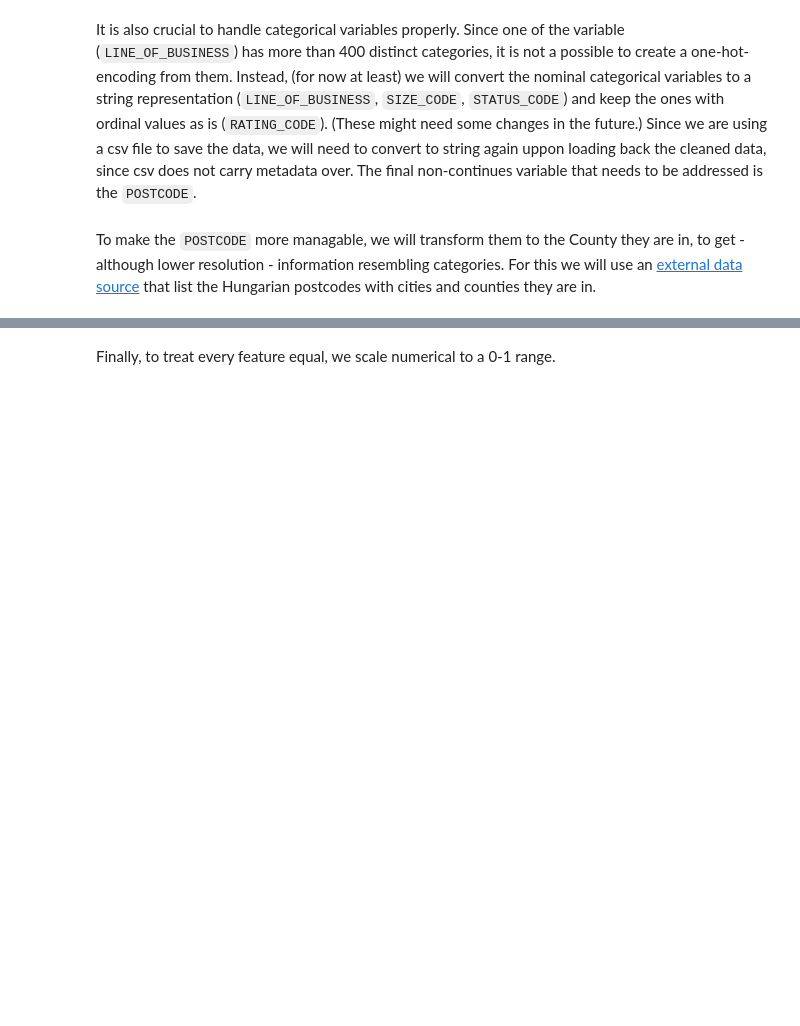
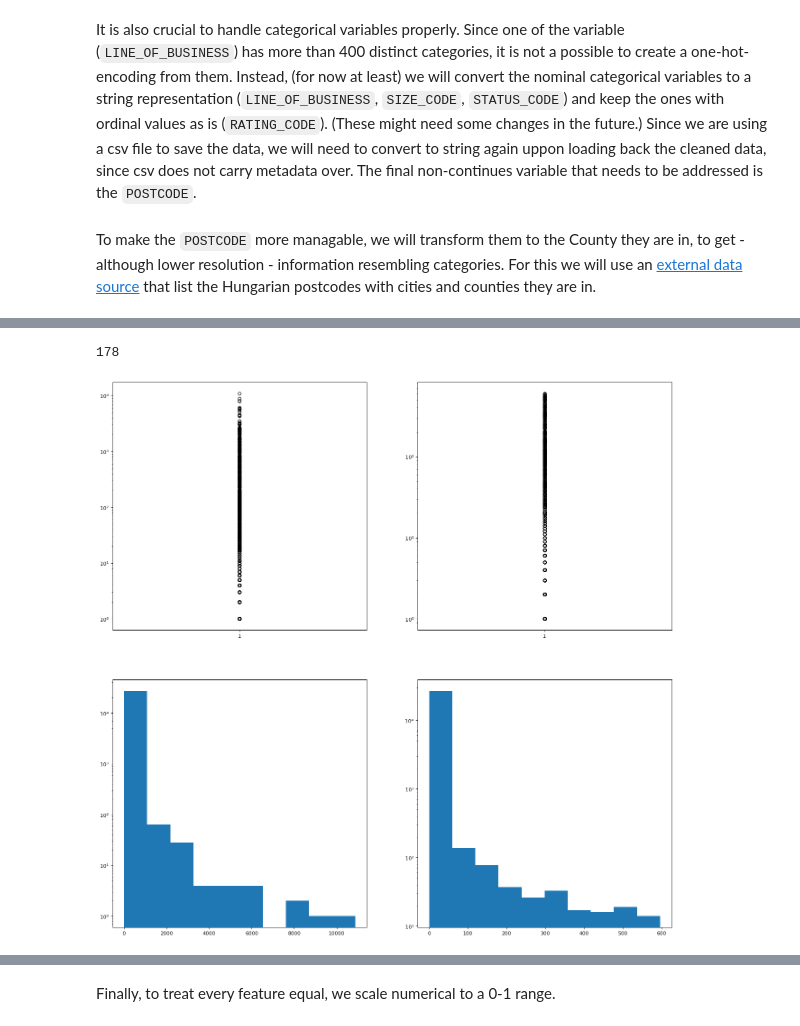
Before and after one commit to BenjaminBaffy/DataScienceLab, a Jupyter notebook: notebooks/cleaning.ipynb, the cells around one changed output, grey strips where cells are left out. Cells and saved outputs as stored; diff of their text form; code cells hidden in the pictures; blank space fills up the shorter version.

```diff
--- a/notebooks/cleaning.ipynb
+++ b/notebooks/cleaning.ipynb
@@ -317,0 +345,26 @@ df.drop(["POSTCODE"], axis=1, inplace=True)
+# %%
+def plot_outliers(col:pd.Series, logscale:bool = False):
+    plt.figure(figsize=(20, 20), dpi=80)
+    ax1 = plt.subplot(2, 2, 1)
+    ax1.boxplot(col[~np.isnan(col)])
+    if logscale: plt.yscale("log")
+
+    outliers = detect_outliers(col)
+    ax2 = plt.subplot(2, 2, 2)
+    ax2.boxplot(col[~outliers & ~np.isnan(col)])
+    if logscale: plt.yscale("log")
+
+    ax3 = plt.subplot(2, 2, 3)
+    ax3.hist(col[~np.isnan(col)])
+    if logscale: plt.yscale("log")
+
+    ax4 = plt.subplot(2, 2, 4)
+    ax4.hist(col[~outliers & ~np.isnan(col)])
+    if logscale: plt.yscale("log")
+
+    print(np.count_nonzero(outliers))
+# %%
+plot_outliers(df["SERVICE_1_COUNT"], True)
+# %% [output]
+178
+[figure, added]
```
Also changed, not shown: parts of 11 cells of this notebook, 3 other files.
